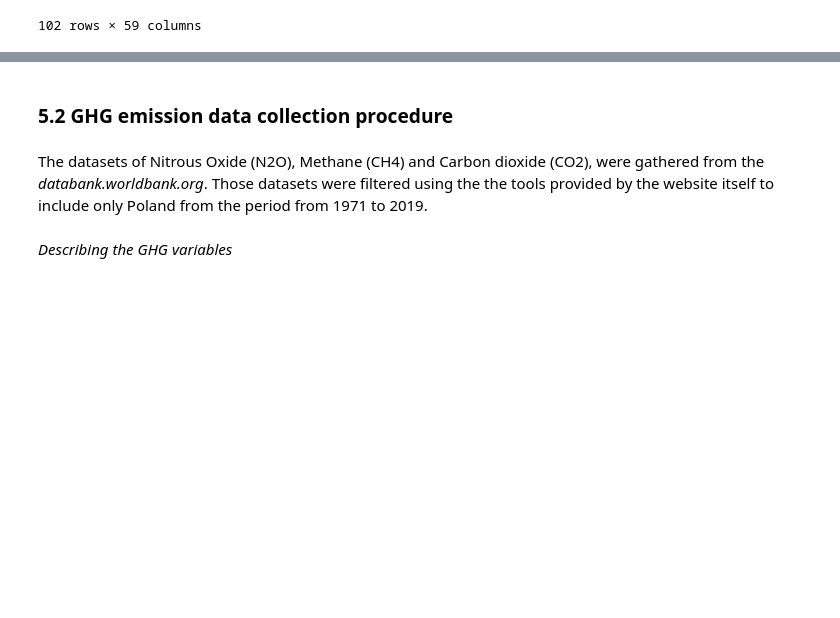
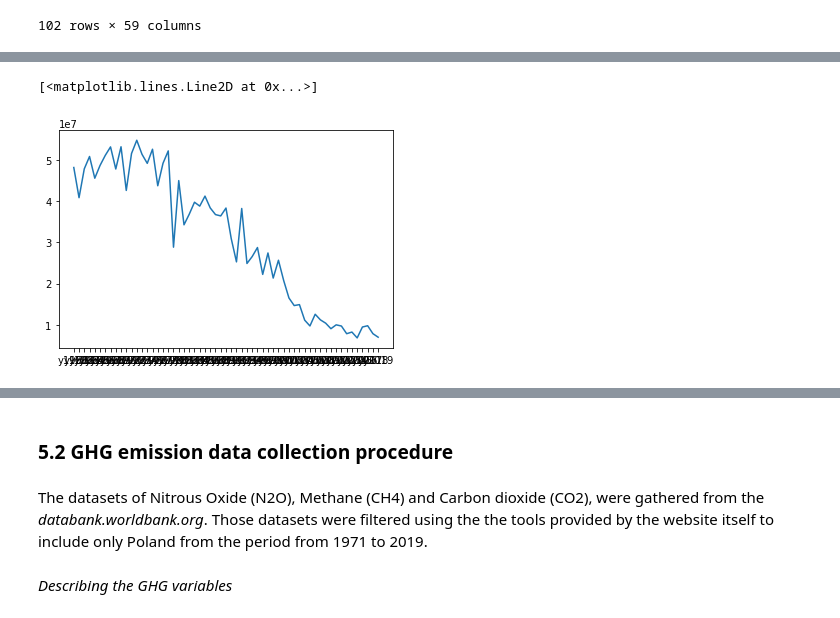
Before and after one commit to Alejandro-github-mx/statistics-projects, a Jupyter notebook: 2022-02-28-statistics-homework-FoodCC-Poland.ipynb, the cells around one changed output, grey strips where cells are left out. Cells and saved outputs as stored; diff of their text form; code cells hidden in the pictures; blank space fills up the shorter version.

```diff
--- a/2022-02-28-statistics-homework-FoodCC-Poland.ipynb
+++ b/2022-02-28-statistics-homework-FoodCC-Poland.ipynb
@@ -239,0 +319,6 @@ dataCropsGrouped
+# %%
+#Ploting "Roots and Tubers, Total"
+plt.plot(dataCropsTransposed["Roots and Tubers, Total"])
+# %% [output]
+[<matplotlib.lines.Line2D at 0x...>]
+[figure, added]
```
Also changed, not shown: parts of 23 cells of this notebook.
